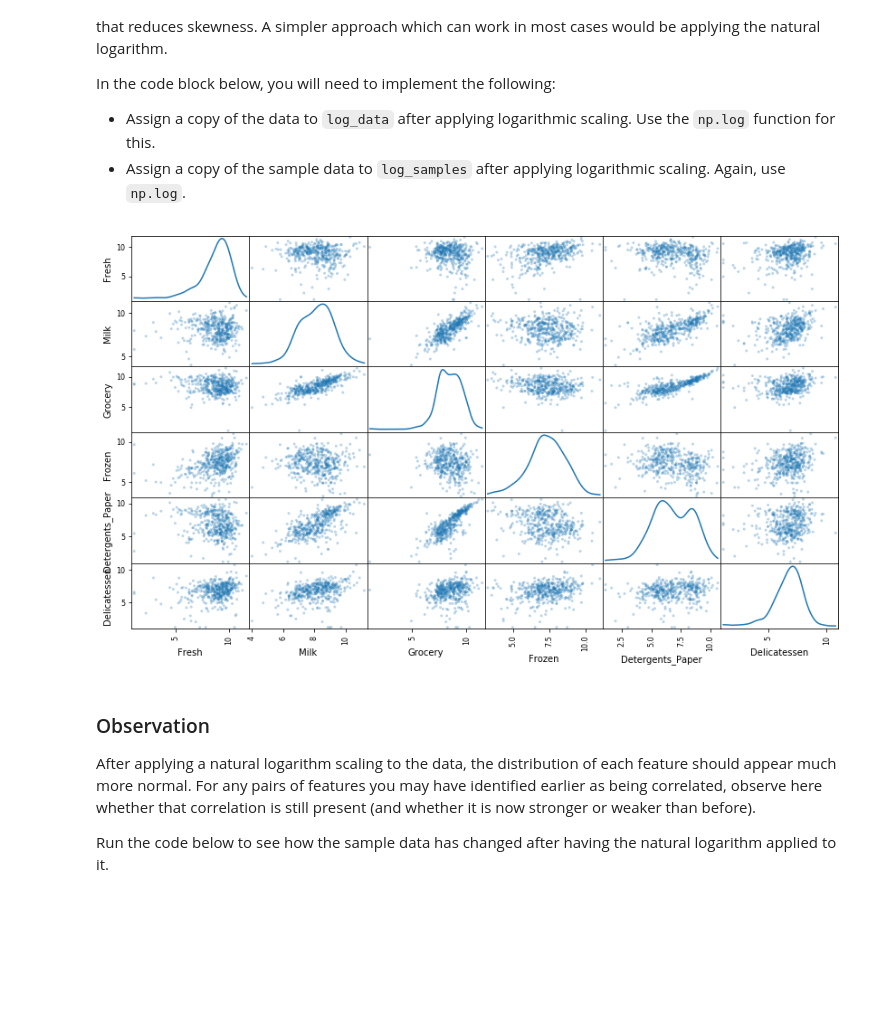
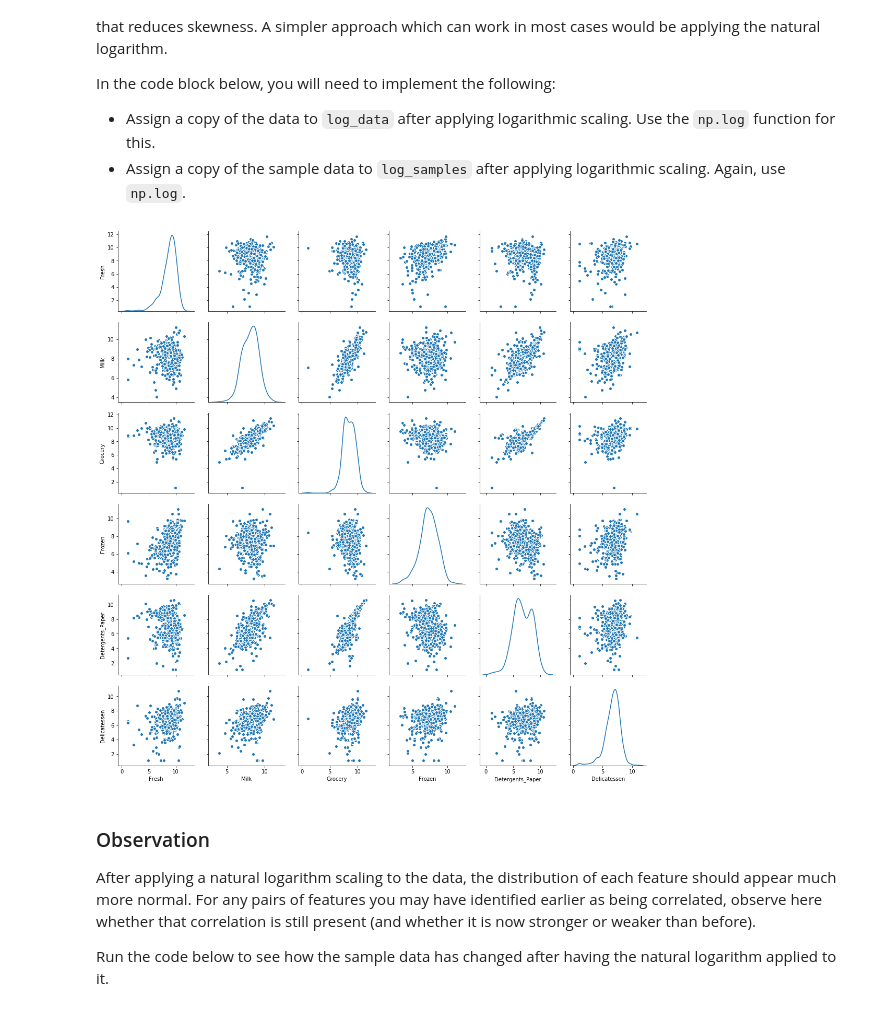
Before and after one commit to naseerfaheem/Creating-Customer-Segments-Unsupervised-Learning-ML, a Jupyter notebook: customer_segments.ipynb, the cells around one changed output. Cells and saved outputs as stored; diff of their text form; code cells hidden in the pictures; blank space fills up the shorter version.

```diff
--- a/customer_segments.ipynb
+++ b/customer_segments.ipynb
@@ -240,14 +240,14 @@ In the code block below, you will need to implement the following:
 # %%
 # TODO: Scale the data using the natural logarithm
 log_data = np.log(data)
 
 # TODO: Scale the sample data using the natural logarithm
 log_samples = np.log(samples)
 
 # Produce a scatter matrix for each pair of newly-transformed features
-pd.plotting.scatter_matrix(log_data, alpha = 0.3, figsize = (14,8), diagonal = 'kde');
+sns.pairplot(log_data, diag_kind = 'kde');
 # %% [output]
-[figure, old version]
+[figure, new version]
 # %% [markdown]
 ### Observation
 After applying a natural logarithm scaling to the data, the distribution of each feature should appear much more normal. For any pairs of features you may have identified earlier as being correlated, observe here whether that correlation is still present (and whether it is now stronger or weaker than before).
```
Also changed, not shown: parts of 7 cells of this notebook.
